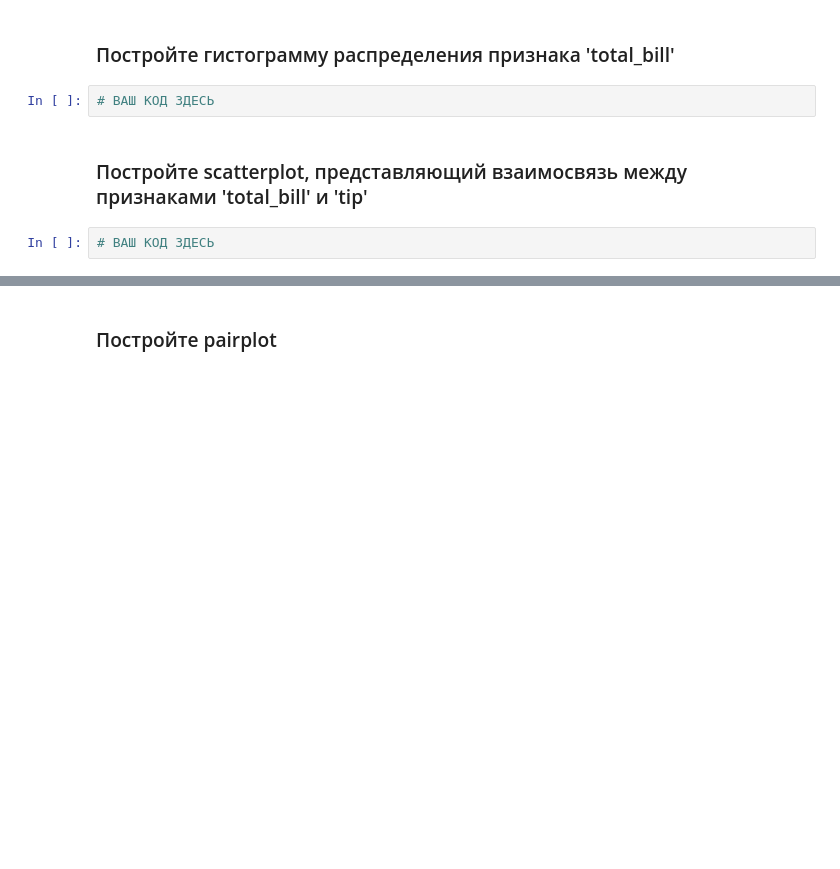
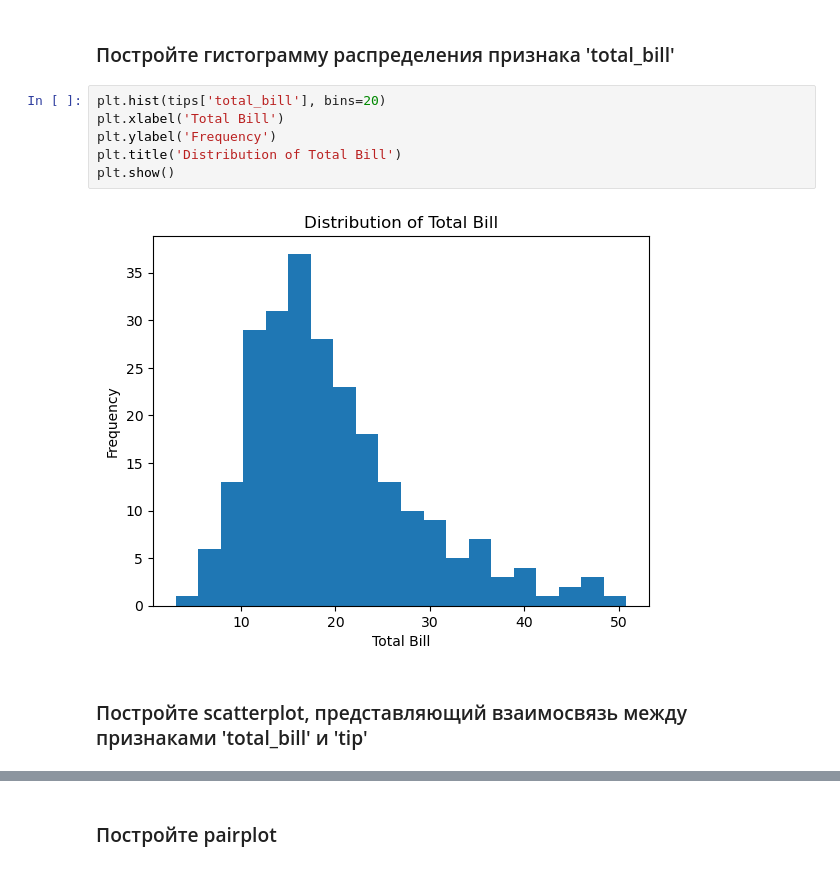
Before and after one commit to msergej/ML-Basic, a Jupyter notebook: homework_07/homework_07.ipynb, the cells around one changed output, grey strips where cells are left out. Saved outputs shown, nothing was run; the diff lists cells and outputs as text; blank space fills up the shorter version.

Commit message:
Сохранение после выполнения задания 7-3 (Visualization).

```diff
--- a/homework_07/homework_07.ipynb
+++ b/homework_07/homework_07.ipynb
@@ -235,9 +235,13 @@ tips[['smoker', 'smoker_binary']].head(3)
 # III. Visualization
 # %% [markdown]
 ### Постройте гистограмму распределения признака 'total_bill'
-# %%
-# ВАШ КОД ЗДЕСЬ
+# %%
+plt.hist(tips['total_bill'], bins=20)
+plt.xlabel('Total Bill')
+plt.ylabel('Frequency')
+plt.title('Distribution of Total Bill')
+plt.show()
+# %% [output]
+[figure, added]
 # %% [markdown]
 ### Постройте scatterplot, представляющий взаимосвязь между признаками 'total_bill' и 'tip'
-# %%
-# ВАШ КОД ЗДЕСЬ
```
Also changed, not shown: parts of 11 cells of this notebook.
